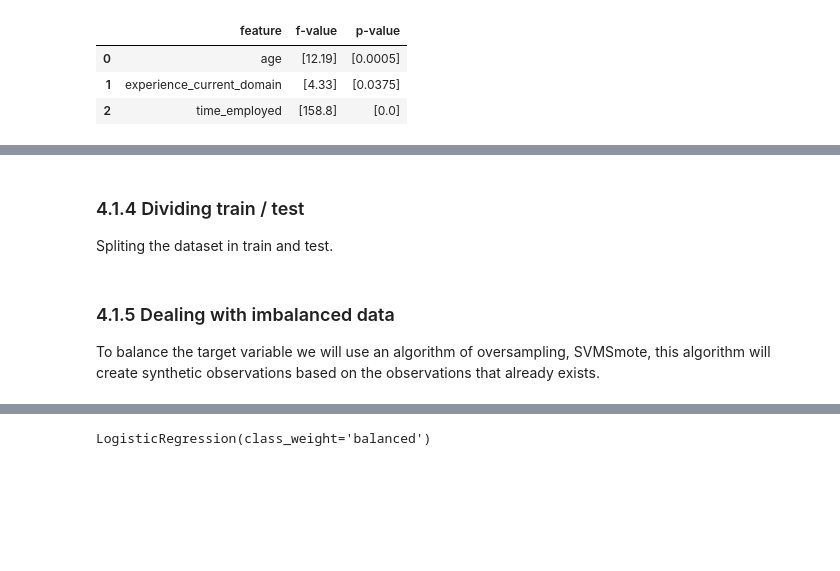
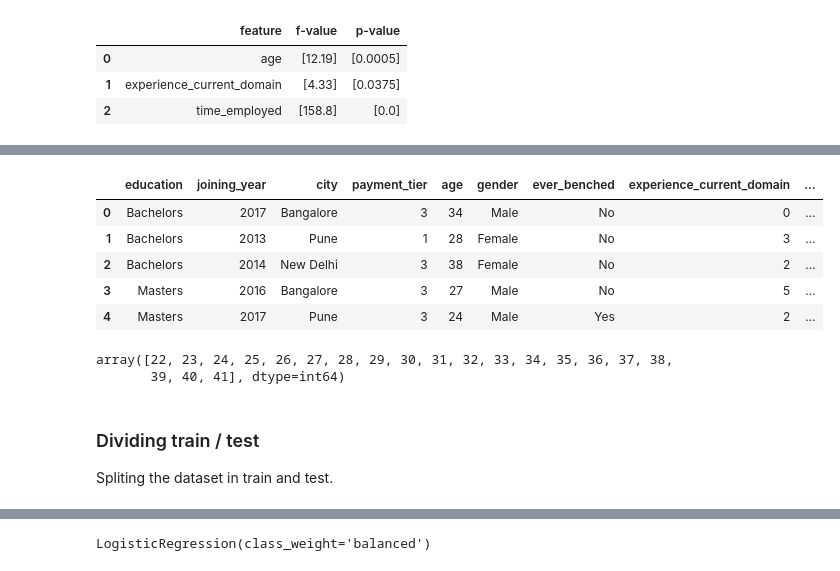
Before and after one commit to leorviana/employee_turnover, a Jupyter notebook: employee_future.ipynb, the cells around one changed output, grey strips where cells are left out. Saved outputs shown, nothing was run; the diff lists cells and outputs as text; code cells hidden in the pictures; blank space fills up the shorter version.

```diff
--- a/employee_future.ipynb
+++ b/employee_future.ipynb
@@ -455,5 +421,19 @@ df2.head()
+# %%
+df.head()
+# %% [output]
+|  | education | joining_year | city | payment_tier | age | gender | ever_benched | experience_current_domain | ... |
+| 0 | Bachelors | 2017 | Bangalore | 3 | 34 | Male | No | 0 | ... |
+| 1 | Bachelors | 2013 | Pune | 1 | 28 | Female | No | 3 | ... |
+| 2 | Bachelors | 2014 | New Delhi | 3 | 38 | Female | No | 2 | ... |
+| 3 | Masters | 2016 | Bangalore | 3 | 27 | Male | No | 5 | ... |
+| 4 | Masters | 2017 | Pune | 3 | 24 | Male | Yes | 2 | ... |
+# %%
+np.sort(df.age.unique())
+# %% [output]
+array([22, 23, 24, 25, 26, 27, 28, 29, 30, 31, 32, 33, 34, 35, 36, 37, 38,
+       39, 40, 41], dtype=int64)
 # %% [markdown]
-### 4.1.4 Dividing train / test
+### Dividing train / test
 
 Spliting the dataset in train and test.
 # %%
@@ -464,4 +443,0 @@ Xtrain, Xtest, ytrain, ytest = train_test_split(X, y, test_size = 0.20, random_s
-# %% [markdown]
-### 4.1.5 Dealing with imbalanced data
-
-To balance the target variable we will use an algorithm of oversampling, SVMSmote, this algorithm will create synthetic observations based on the observations that already exists.
```
Also changed, not shown: parts of 66 cells of this notebook, 10 other files.
